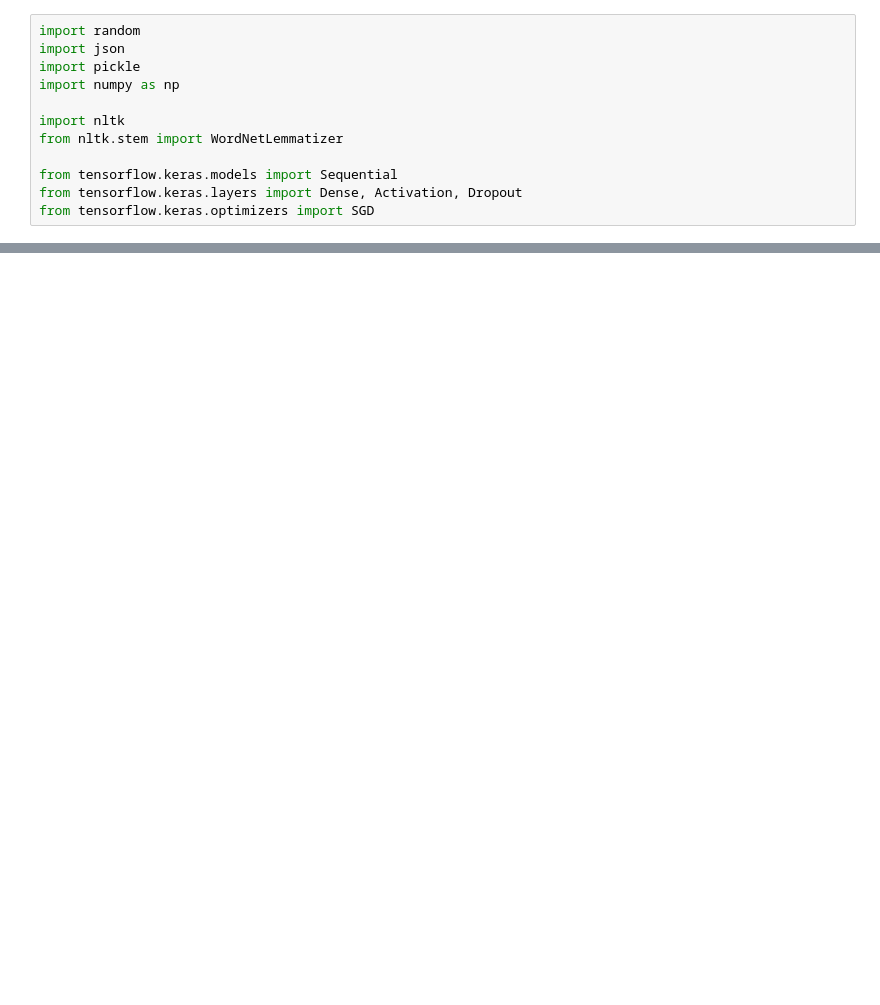
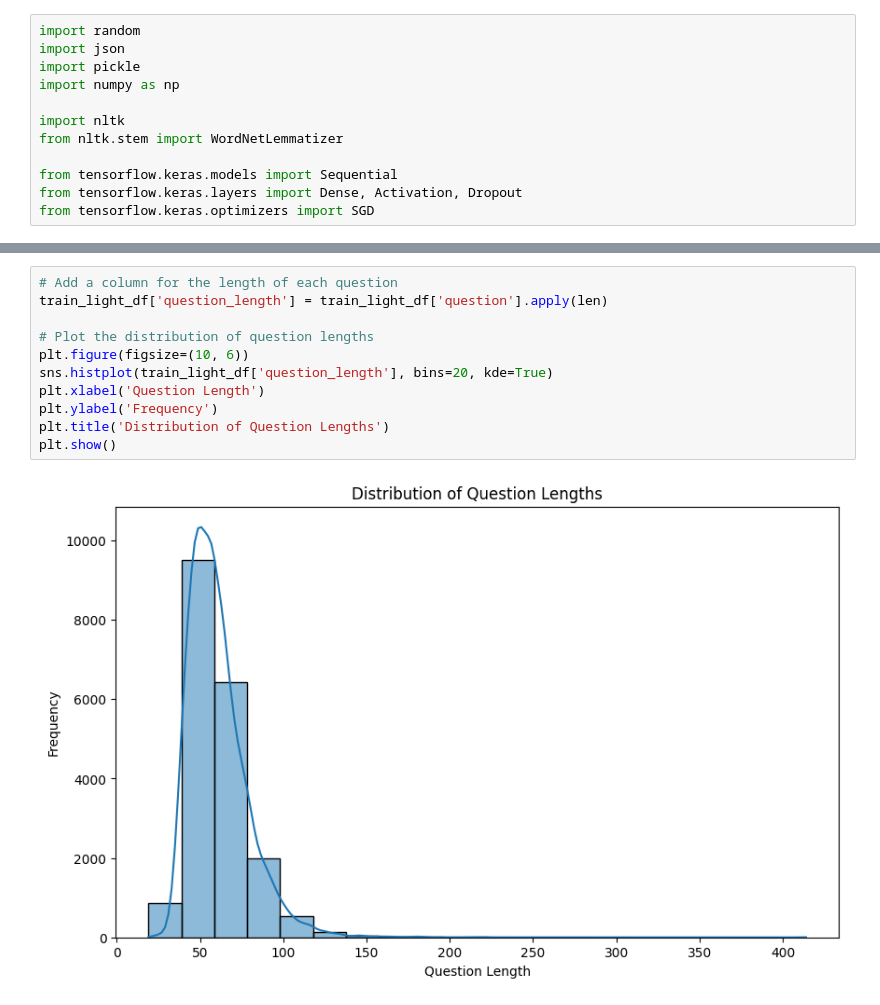
Before and after one commit to Nawel-Bellil/chat-bot-Q-and-A, a Jupyter notebook: chatbot.ipynb, the cells around one changed output, grey strips where cells are left out. Cells and saved outputs as stored; diff of their text form; blank space fills up the shorter version.

```diff
--- a/chatbot.ipynb
+++ b/chatbot.ipynb
@@ -68,0 +97,13 @@ NameError: name 'WordNetLemmatizer' is not defined
+# %%
+# Add a column for the length of each question
+train_light_df['question_length'] = train_light_df['question'].apply(len)
+
+# Plot the distribution of question lengths
+plt.figure(figsize=(10, 6))
+sns.histplot(train_light_df['question_length'], bins=20, kde=True)
+plt.xlabel('Question Length')
+plt.ylabel('Frequency')
+plt.title('Distribution of Question Lengths')
+plt.show()
+# %% [output]
+[figure, added]
```
Also changed, not shown: parts of 8 cells of this notebook.
